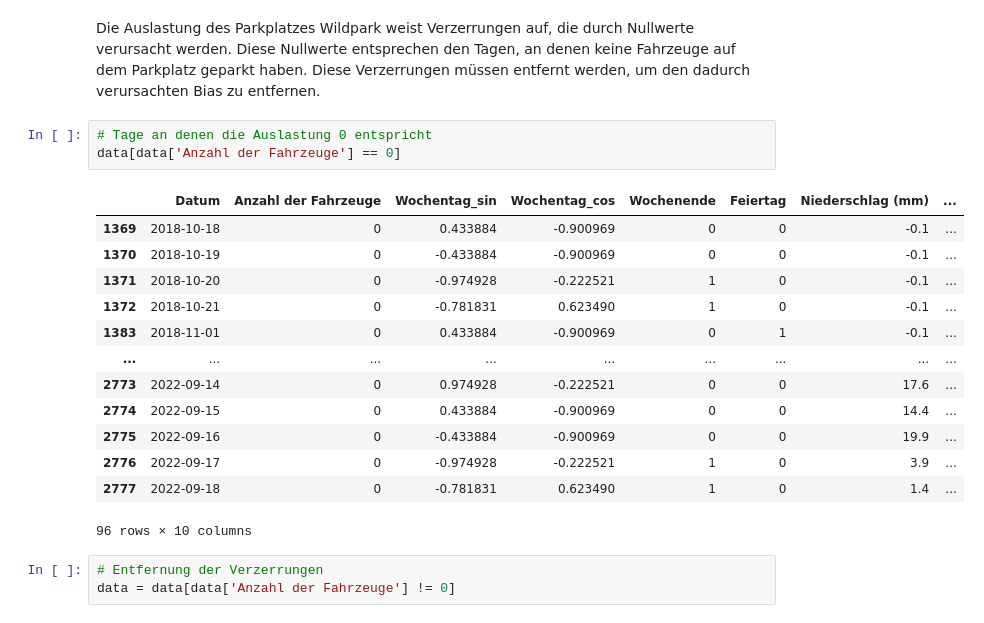
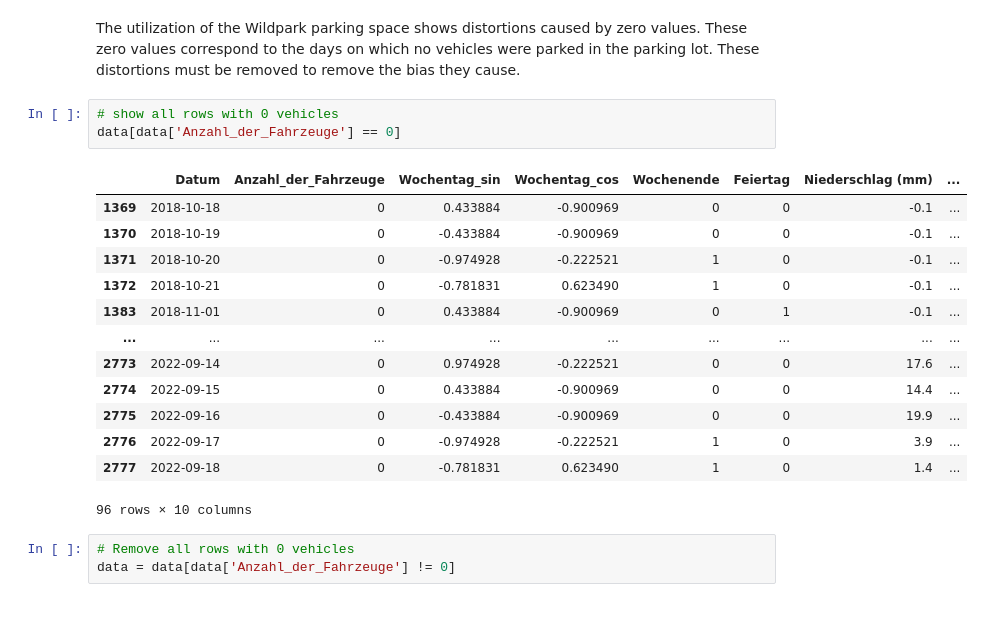
Before and after one commit to duellieren/parking-capacity-predictive-model, a Jupyter notebook: preprocessing/bias_detection_and_standardization.ipynb, the cells around one changed output. Drawn from its saved outputs; the diff is of its cells as text.

```diff
--- a/preprocessing/bias_detection_and_standardization.ipynb
+++ b/preprocessing/bias_detection_and_standardization.ipynb
@@ -41,12 +40,12 @@ plt.show()
 # %% [output]
 [figure]
 # %% [markdown]
-Die Auslastung des Parkplatzes Wildpark weist Verzerrungen auf, die durch Nullwerte verursacht werden. Diese Nullwerte entsprechen den Tagen, an denen keine Fahrzeuge auf dem Parkplatz geparkt haben. Diese Verzerrungen müssen entfernt werden, um den dadurch verursachten Bias zu entfernen.
+The utilization of the Wildpark parking space shows distortions caused by zero values. These zero values correspond to the days on which no vehicles were parked in the parking lot. These distortions must be removed to remove the bias they cause.
 # %%
-# Tage an denen die Auslastung 0 entspricht
-data[data['Anzahl der Fahrzeuge'] == 0]
+# show all rows with 0 vehicles
+data[data['Anzahl_der_Fahrzeuge'] == 0]
 # %% [output]
-|  | Datum | Anzahl der Fahrzeuge | Wochentag_sin | Wochentag_cos | Wochenende | Feiertag | Niederschlag (mm) | ... |
+|  | Datum | Anzahl_der_Fahrzeuge | Wochentag_sin | Wochentag_cos | Wochenende | Feiertag | Niederschlag (mm) | ... |
 | 1369 | 2018-10-18 | 0 | 0.433884 | -0.900969 | 0 | 0 | -0.1 | ... |
 | 1370 | 2018-10-19 | 0 | -0.433884 | -0.900969 | 0 | 0 | -0.1 | ... |
 | 1371 | 2018-10-20 | 0 | -0.974928 | -0.222521 | 1 | 0 | -0.1 | ... |
@@ -60,6 +59,6 @@ data[data['Anzahl der Fahrzeuge'] == 0]
 | 2777 | 2022-09-18 | 0 | -0.781831 | 0.623490 | 1 | 0 | 1.4 | ... |
 96 rows × 10 columns
 # %%
-# Entfernung der Verzerrungen
-data = data[data['Anzahl der Fahrzeuge'] != 0]
+# Remove all rows with 0 vehicles
+data = data[data['Anzahl_der_Fahrzeuge'] != 0]
 # %% [markdown]
```
Also changed, not shown: parts of 16 cells of this notebook, 7 other files.
